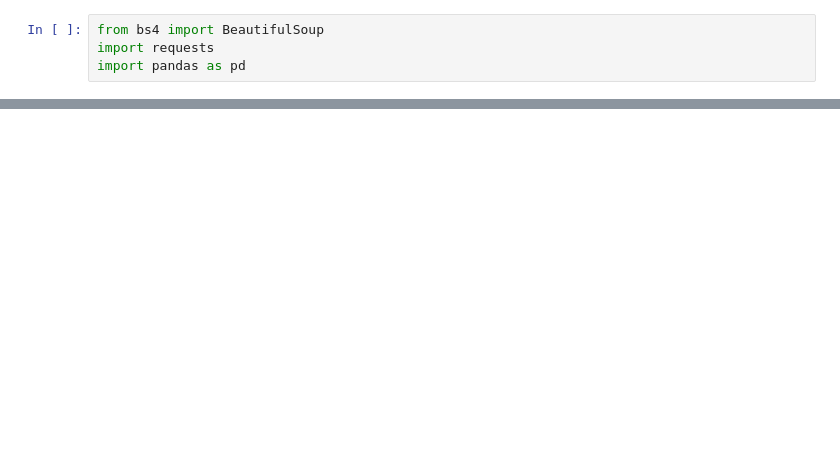
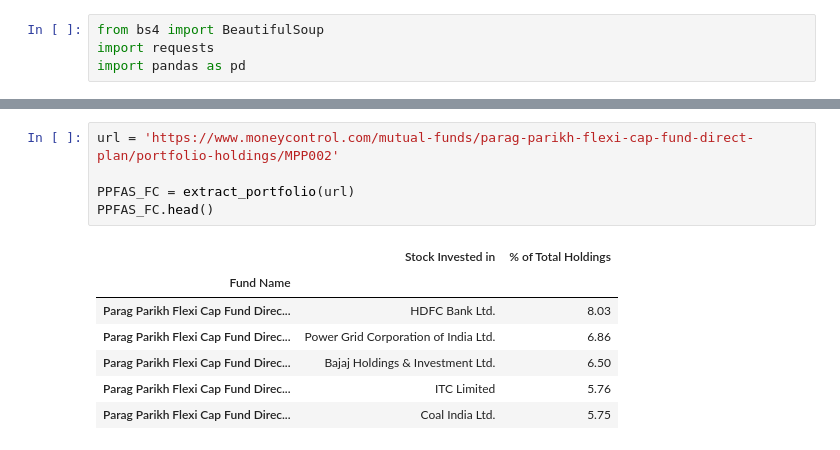
Before and after one commit to Krishna-Kumar-Sankaran-Kutty/PersonalFinanceUtils, a Jupyter notebook: GetMFData.ipynb, the cells around one changed output, grey strips where cells are left out. Cells and saved outputs as stored; diff of their text form; blank space fills up the shorter version.

```diff
--- a/GetMFData.ipynb
+++ b/GetMFData.ipynb
@@ -82,0 +63,13 @@ fig.show()
+# %%
+url = 'https://www.moneycontrol.com/mutual-funds/parag-parikh-flexi-cap-fund-direct-plan/portfolio-holdings/MPP002'
+
+PPFAS_FC = extract_portfolio(url)
+PPFAS_FC.head()
+# %% [output]
+|  | Stock Invested in | % of Total Holdings |
+| Fund Name |  |  |
+| Parag Parikh Flexi Cap Fund Direc... | HDFC Bank Ltd. | 8.03 |
+| Parag Parikh Flexi Cap Fund Direc... | Power Grid Corporation of India Ltd. | 6.86 |
+| Parag Parikh Flexi Cap Fund Direc... | Bajaj Holdings & Investment Ltd. | 6.50 |
+| Parag Parikh Flexi Cap Fund Direc... | ITC Limited | 5.76 |
+| Parag Parikh Flexi Cap Fund Direc... | Coal India Ltd. | 5.75 |
```
Also changed, not shown: parts of 8 cells of this notebook.
